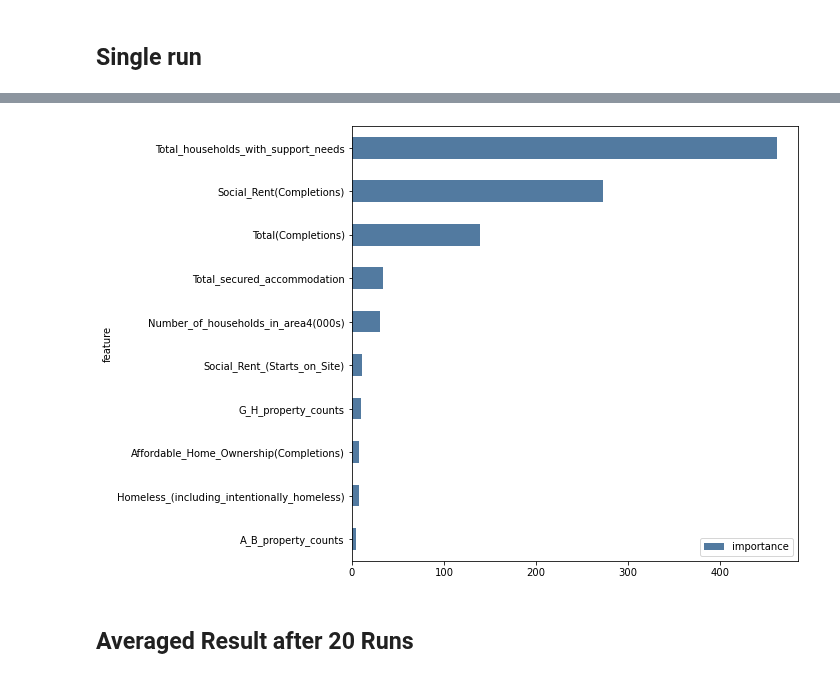
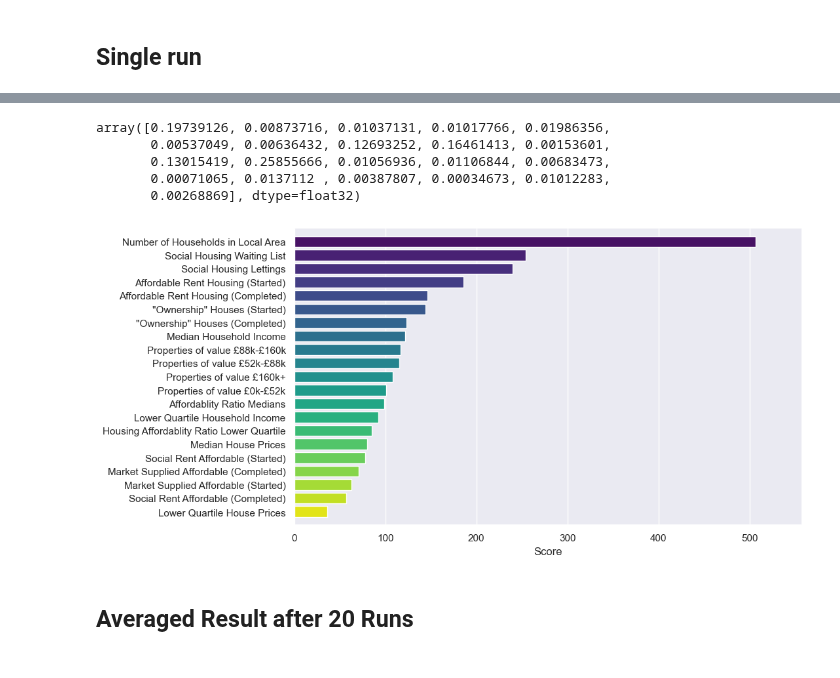
Before and after one commit to SIthodox2286/ADS_year3_project_8, a Jupyter notebook: xgboost_cate.ipynb, the cells around one changed output, grey strips where cells are left out. Cells and saved outputs as stored; diff of their text form; code cells hidden in the pictures.

Commit message:
xgboost_visualization_update

```diff
--- a/xgboost_cate.ipynb
+++ b/xgboost_cate.ipynb
@@ -190,0 +157,22 @@ y = raw_data.iloc[:, raw_data.columns == 'Total_owed_a_prevention_or_relief_duty
+# %%
+X = X.rename(columns={'Social_Rent(Completions)':'Social Rent Affordable (Completed)',
+                                    'Market(Starts_on_Site)':'Market Supplied Affordable (Started)',
+                                    'Social_Rent_(Starts_on_Site)':'Social Rent Affordable (Started)',
+                                    'median_houses_2020':'Median House Prices',
+                                    'E_F_property_counts':'Properties of value \xA388k-\xA3160k',
+                                    'lower_quatile_houses_2020':'Lower Quartile House Prices',
+                                    'ratio_by_medians_2020':'Affordablity Ratio Medians',
+                                    'ratio_by_lower_quatile_2020':'Housing Affordablity Ratio Lower Quartile',
+                                    'G_H_property_counts':'Properties of value \xA3160k+',
+                                    'Market(Completions)':'Market Supplied Affordable (Completed)',
+                                    'lower_quatile_earning_2020':'Lower Quartile Household Income',
+                                    'Affordable_Rent(Starts_on_Site)':'Affordable Rent Housing (Started)',
+                                    'A_B_property_counts':'Properties of value \xA30k-\xA352k',
+                                    'median_earning_2020': 'Median Household Income',
+                                    'Affordable_Rent(Completions)':'Affordable Rent Housing (Completed)',
+                                    'Size_of_social_housing_waiting_list_2020':'Social Housing Waiting List',
+                                    '2020_Total_Lettings':'Social Housing Lettings',
+                                    'C_D_property_counts':'Properties of value \xA352k-\xA388k',
+                                    'Affordable_Home_Ownership(Starts_on_Site)':'"Ownership" Houses (Started)',
+                                    'Affordable_Home_Ownership(Completions)':'"Ownership" Houses (Completed)',
+                                    'Number_of_households_in_area4(000s)':'Number of Households in Local Area'})
@@ -202,0 +208,30 @@ Accuracy: 0.9095987384222536
+# %%
+xgb_model.feature_importances_
+# %% [output]
+array([0.19739126, 0.00873716, 0.01037131, 0.01017766, 0.01986356,
+       0.00537049, 0.00636432, 0.12693252, 0.16461413, 0.00153601,
+       0.13015419, 0.25855666, 0.01056936, 0.01106844, 0.00683473,
+       0.00071065, 0.0137112 , 0.00387807, 0.00034673, 0.01012283,
+       0.00268869], dtype=float32)
+# %%
+# colors = sns.color_palette('crest', X.shape[1]).as_hex()
+colors = sns.color_palette('viridis_r', X.shape[1]).as_hex()
+
+sns.set(rc={'figure.figsize':(10, 6)})
+sns.set_style("darkgrid")
+plt.rcParams["figure.dpi"] = 100
+
+fig, ax = plt.subplots()
+plot_importance(xgb_model,
+                importance_type='weight',
+                height=0.8,
+                color=colors,
+                show_values=False,
+                xlabel='Score',
+                ylabel="",
+                title="",
+                ax=ax)
+ax.yaxis.grid(False)
+# ax.xaxis.grid(True)
+# %% [output]
+[figure, added]
@@ -203,18 +242,18 @@ Accuracy: 0.9095987384222536
 # %%
-importances_values = xgb_model.feature_importances_
-importances = pd.DataFrame(importances_values, columns=["importance"])
-feature_data = pd.DataFrame(X_train.columns, columns=["feature"])
-importance = pd.concat([feature_data, importances], axis=1)
+# importances_values = xgb_model.feature_importances_
+# importances = pd.DataFrame(importances_values, columns=["importance"])
+# feature_data = pd.DataFrame(X_train.columns, columns=["feature"])
+# importance = pd.concat([feature_data, importances], axis=1)
 
-importance = importance.sort_values(["importance"], ascending=True)
-importance["importance"] = (importance["importance"] * 1000).astype(float)
-importance = importance.sort_values(["importance"])
-importance.set_index('feature', inplace=True)
-importance[-10:].plot.barh(color='#527aa0', rot=0, figsize=(8, 8))
-plt.legend(loc="lower right")
-plt.show()
+# importance = importance.sort_values(["importance"], ascending=True)
+# # importance["importance"] = (importance["importance"] * 1000).astype(float)
+# importance = importance.sort_values(["importance"])
+# importance.set_index('feature', inplace=True)
+
+
+# importance[].plot.barh(color='#527aa0', rot=0, figsize=(8, 8))
+# plt.legend(loc="lower right")
+# plt.show()
-# %% [output]
-[figure, removed]
 # %% [markdown]
 ## Averaged Result after 20 Runs
 # %%
```
Also changed, not shown: parts of 15 cells of this notebook.
